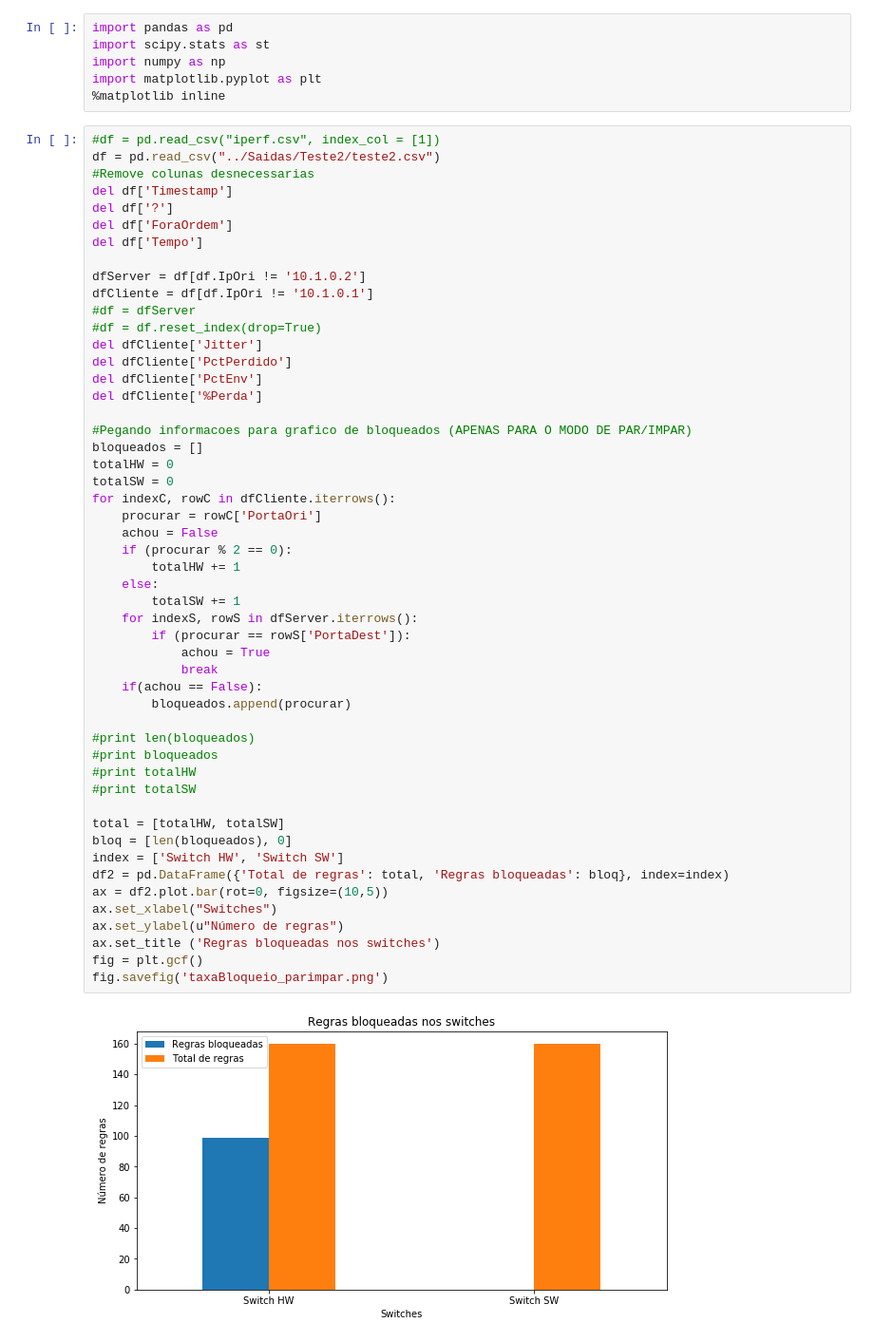
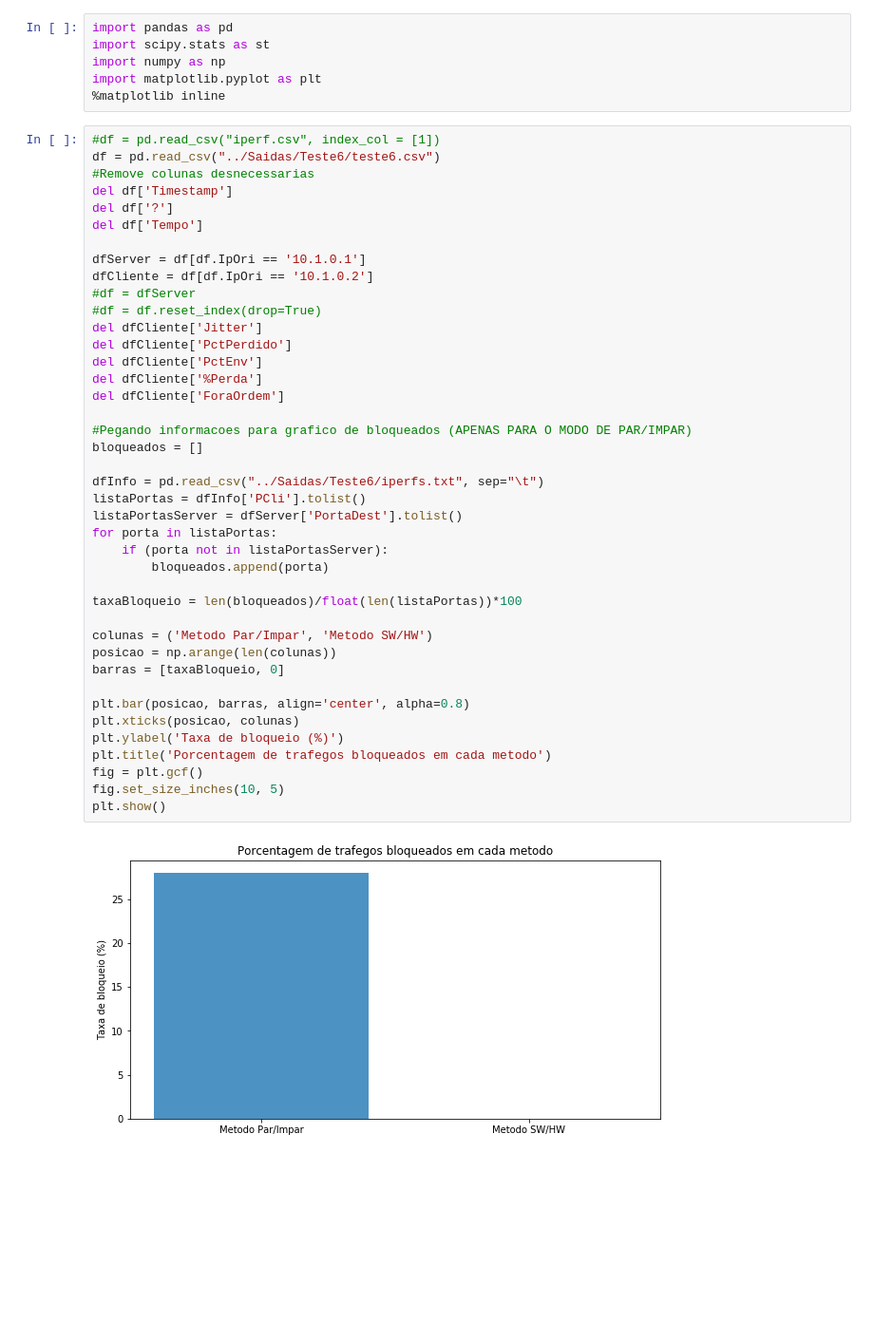
Before and after one commit to pedrobellotti/iperftestes, a Jupyter notebook: Scripts/analise_csv.ipynb, the cells around one changed output. Shown at 95% size. Cells and saved outputs as stored; diff of their text form; blank space fills up the shorter version.

Commit message:
Alterando codigo dos graficos de vazao e bloqueio

```diff
--- a/Scripts/analise_csv.ipynb
+++ b/Scripts/analise_csv.ipynb
@@ -6,54 +6,44 @@ import matplotlib.pyplot as plt
 %matplotlib inline
 # %%
 #df = pd.read_csv("iperf.csv", index_col = [1])
-df = pd.read_csv("../Saidas/Teste2/teste2.csv")
+df = pd.read_csv("../Saidas/Teste6/teste6.csv")
 #Remove colunas desnecessarias
 del df['Timestamp']
 del df['?']
-del df['ForaOrdem']
 del df['Tempo']
 
-dfServer = df[df.IpOri != '10.1.0.2']
-dfCliente = df[df.IpOri != '10.1.0.1']
+dfServer = df[df.IpOri == '10.1.0.1']
+dfCliente = df[df.IpOri == '10.1.0.2']
 #df = dfServer
 #df = df.reset_index(drop=True)
 del dfCliente['Jitter']
 del dfCliente['PctPerdido']
 del dfCliente['PctEnv']
 del dfCliente['%Perda']
+del dfCliente['ForaOrdem']
 
 #Pegando informacoes para grafico de bloqueados (APENAS PARA O MODO DE PAR/IMPAR)
 bloqueados = []
-totalHW = 0
-totalSW = 0
-for indexC, rowC in dfCliente.iterrows():
-    procurar = rowC['PortaOri']
-    achou = False
-    if (procurar % 2 == 0):
-        totalHW += 1
-    else:
-        totalSW += 1
-    for indexS, rowS in dfServer.iterrows():
-        if (procurar == rowS['PortaDest']):
-            achou = True
-            break
-    if(achou == False):
-        bloqueados.append(procurar)
 
-#print len(bloqueados)
-#print bloqueados
-#print totalHW
-#print totalSW
+dfInfo = pd.read_csv("../Saidas/Teste6/iperfs.txt", sep="\t")
+listaPortas = dfInfo['PCli'].tolist()
+listaPortasServer = dfServer['PortaDest'].tolist()
+for porta in listaPortas:
+    if (porta not in listaPortasServer):
+        bloqueados.append(porta)
 
-total = [totalHW, totalSW]
-bloq = [len(bloqueados), 0]
-index = ['Switch HW', 'Switch SW']
-df2 = pd.DataFrame({'Total de regras': total, 'Regras bloqueadas': bloq}, index=index)
-ax = df2.plot.bar(rot=0, figsize=(10,5))
-ax.set_xlabel("Switches")
-ax.set_ylabel(u"Número de regras")
-ax.set_title ('Regras bloqueadas nos switches')
+taxaBloqueio = len(bloqueados)/float(len(listaPortas))*100
+
+colunas = ('Metodo Par/Impar', 'Metodo SW/HW')
+posicao = np.arange(len(colunas))
+barras = [taxaBloqueio, 0]
+
+plt.bar(posicao, barras, align='center', alpha=0.8)
+plt.xticks(posicao, colunas)
+plt.ylabel('Taxa de bloqueio (%)')
+plt.title('Porcentagem de trafegos bloqueados em cada metodo')
 fig = plt.gcf()
-fig.savefig('taxaBloqueio_parimpar.png')
+fig.set_size_inches(10, 5)
+plt.show()
 # %% [output]
-[figure, old version]
+[figure, new version]
```
Also changed, not shown: parts of 4 cells of this notebook, 11 other files.
